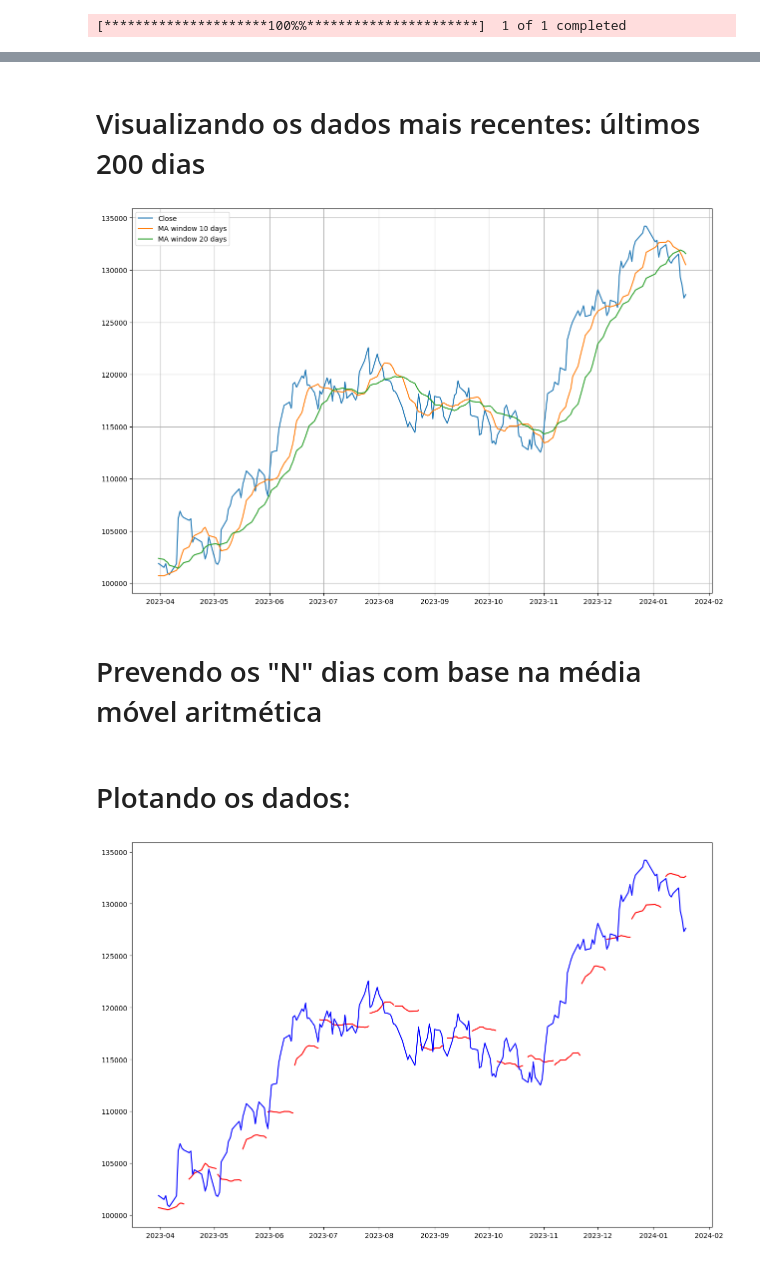
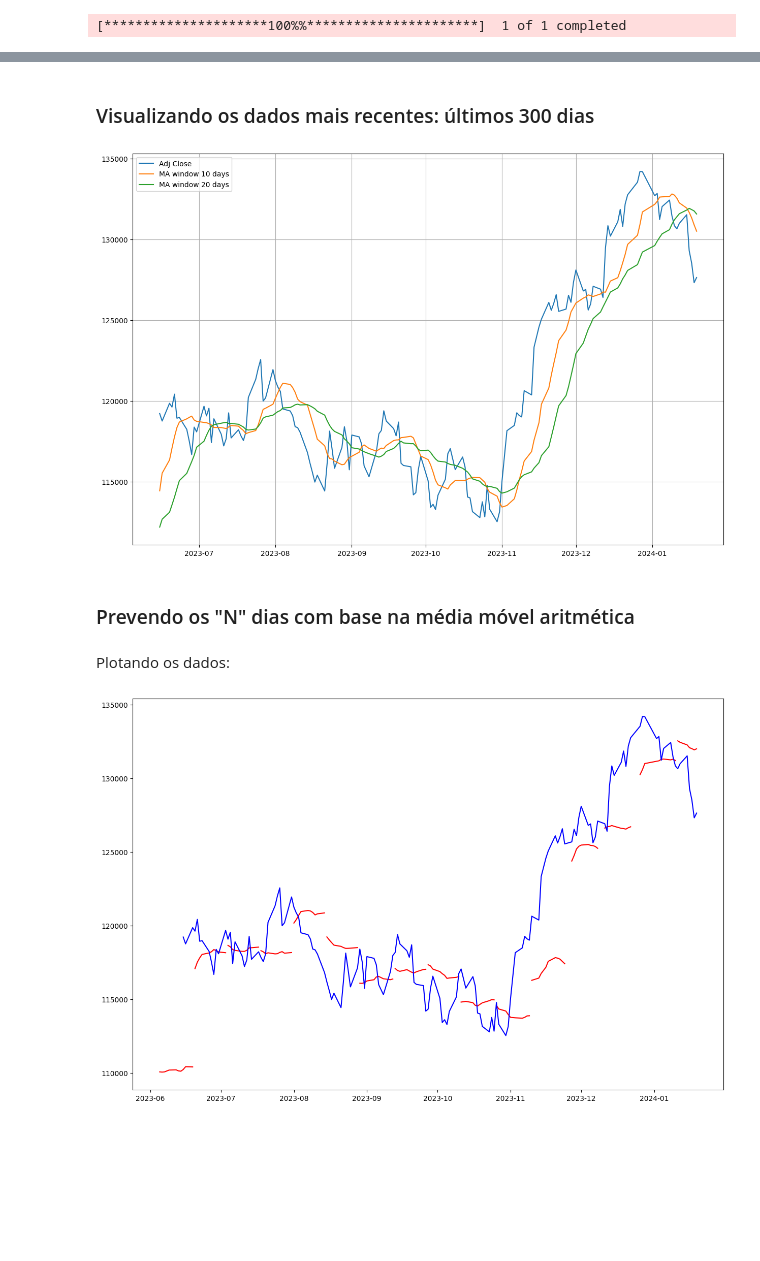
Before and after one commit to icarocarmona/Tech-Challenges-DTAT-Grupo-26, a Jupyter notebook: Machine_Learning_and_Time_Series/Tech_BVSP_Fase2.ipynb, the cells around one changed output, grey strips where cells are left out. Saved outputs shown, nothing was run; the diff lists cells and outputs as text; code cells hidden in the pictures; blank space fills up the shorter version.

```diff
--- a/Machine_Learning_and_Time_Series/Tech_BVSP_Fase2.ipynb
+++ b/Machine_Learning_and_Time_Series/Tech_BVSP_Fase2.ipynb
@@ -380,10 +171,10 @@ Um algoritmo clássico para este tipo de problema é o da Média Móvel. Ele con
 # %%
 #Filtrando os dados
-df = pd.DataFrame(df[['Close','Date']])
+df = pd.DataFrame(df[['Adj Close','Date']])
 df.set_index('Date', inplace=True)
 # %%
-df['MA_window_10'] = df['Close'].rolling(10).mean().shift() #média móvel em 10 dias
-df['MA_window_20'] = df['Close'].rolling(20).mean().shift() #média móvel em 20 dias
+df['MA_window_10'] = df['Adj Close'].rolling(10).mean().shift() #média móvel em 10 dias
+df['MA_window_20'] = df['Adj Close'].rolling(20).mean().shift() #média móvel em 20 dias
 
 #Rolling para deslocamento. Este parâmetro especifica o número de observações usadas para calcular a estatística
 #shift é utilizado para deslocar o índice de DataFrame por um número especificado de períodos com uma freqüência de tempo opcional
@@ -423,19 +214,19 @@ plt.show()
 # %% [markdown]
-# Visualizando os dados mais recentes: últimos 200 dias
+### Visualizando os dados mais recentes: últimos 300 dias
 # %%
-limit = 200
+limit = 150
 
 plt.figure(figsize=(15,10))
 plt.grid(True)
-plt.plot(df['Close'][-limit:], label='Close')
+plt.plot(df['Adj Close'][-limit:], label='Adj Close')
 plt.plot(df['MA_window_10'][-limit:], label='MA window 10 days')
 plt.plot(df['MA_window_20'][-limit:], label='MA window 20 days')
 plt.legend(loc=2)
 plt.show()
 # %% [output]
-[figure, old version]
+[figure, new version]
 # %% [markdown]
-# Prevendo os "N" dias com base na média móvel aritmética
+### Prevendo os "N" dias com base na média móvel aritmética
 # %%
 df['MA_window_10_forward_10'] = np.NaN #preechendo com NaN os valores da coluna de MA_window_10_forward_10
 # %%
@@ -461,25 +252,25 @@ for index in range(window_size, len(df), forward_days):
         window_MA = make_window(i, index)
 
         # Calculando a média móvel ponderada
-        mean = pd.concat([df['Close'].iloc[window_close], df['MA_window_10_forward_10'].iloc[window_MA]]).mean(axis=0)
+        mean = pd.concat([df['Adj Close'].iloc[window_close], df['MA_window_10_forward_10'].iloc[window_MA]]).mean(axis=0)
 
         # Atualizando o DataFrame com a média móvel ponderada
         df.iat[index + i, df.columns.get_loc('MA_window_10_forward_10')] = mean
 # %% [markdown]
-# Plotando os dados:
+Plotando os dados:
 # %%
 plt.figure(figsize = (15,10))
 
 size = len(df)-limit - (len(df)-limit)%forward_days
 
 for index in range(size, len(df), forward_days):
     plt.plot(df['MA_window_10_forward_10'][index:index+forward_days], color='r')
 
-plt.plot(df['Close'][-limit:], color='b', label='Close')
+plt.plot(df['Adj Close'][-limit:], color='b', label='Adj Close')
 #plt.legend(loc='best')
 plt.show()
 # %% [output]
-[figure, old version]
+[figure, new version]
 # %% [markdown]
 Note que cada reta vermelha no gráfico representa uma previsão de 10 dias, baseado nos 10 dias anteriores. Por isso elas são descontínuas.
 
```
Also changed, not shown: parts of 128 cells of this notebook.
